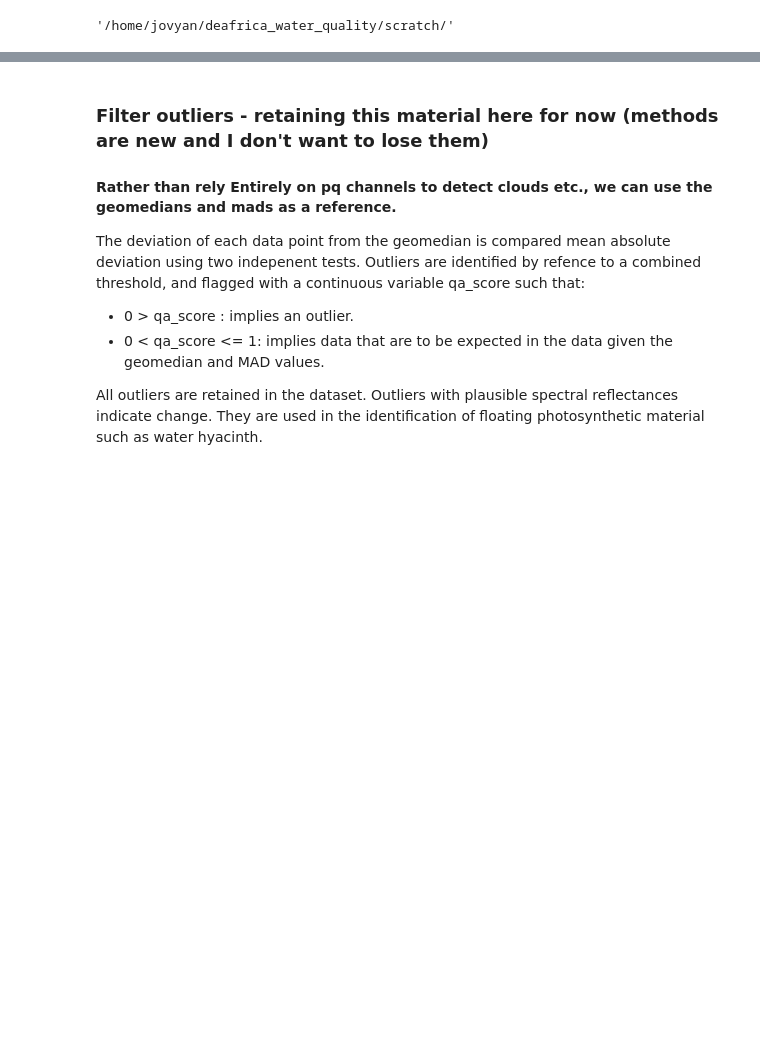
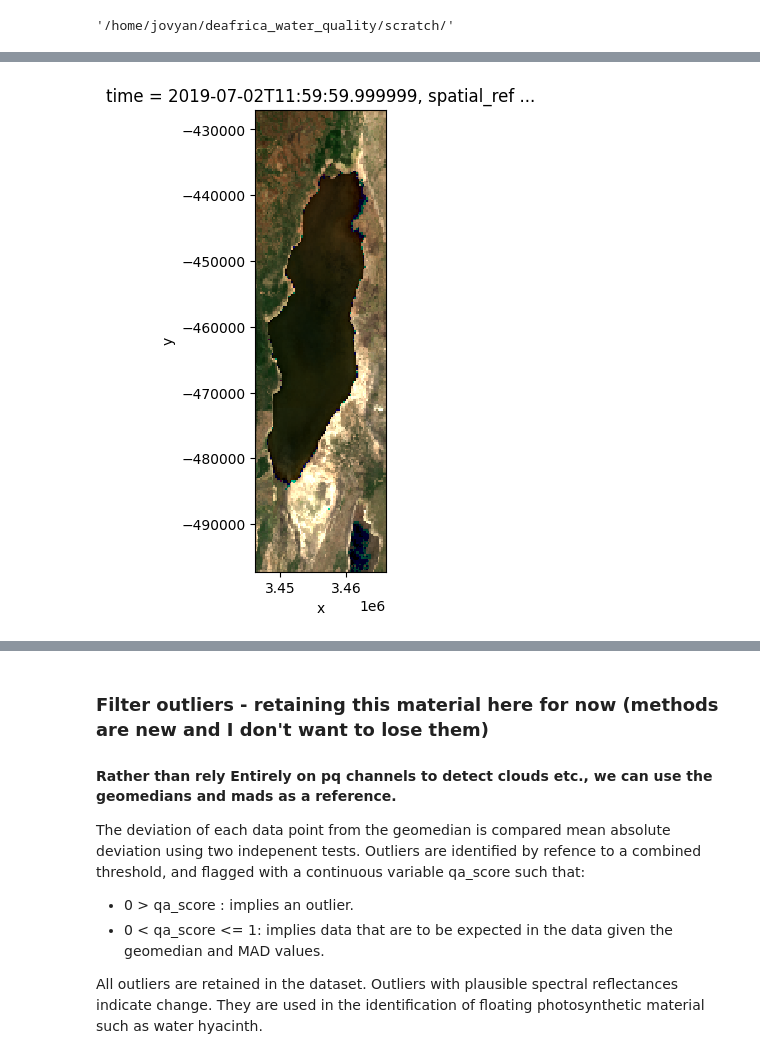
Before and after one commit to digitalearthafrica/deafrica_water_quality, a Jupyter notebook: WP2.1/WP2.1.ipynb, the cells around one changed output, grey strips where cells are left out. Saved outputs shown, nothing was run; the diff lists cells and outputs as text; code cells hidden in the pictures; blank space fills up the shorter version.

```diff
--- a/WP2.1/WP2.1.ipynb
+++ b/WP2.1/WP2.1.ipynb
@@ -846,0 +854,4 @@ plt.show()
+# %%
+rgb(ds_annual.sel(time='2019-06-01',method='nearest'))
+# %% [output]
+[figure, added]
```
Also changed, not shown: parts of 10 cells of this notebook.
